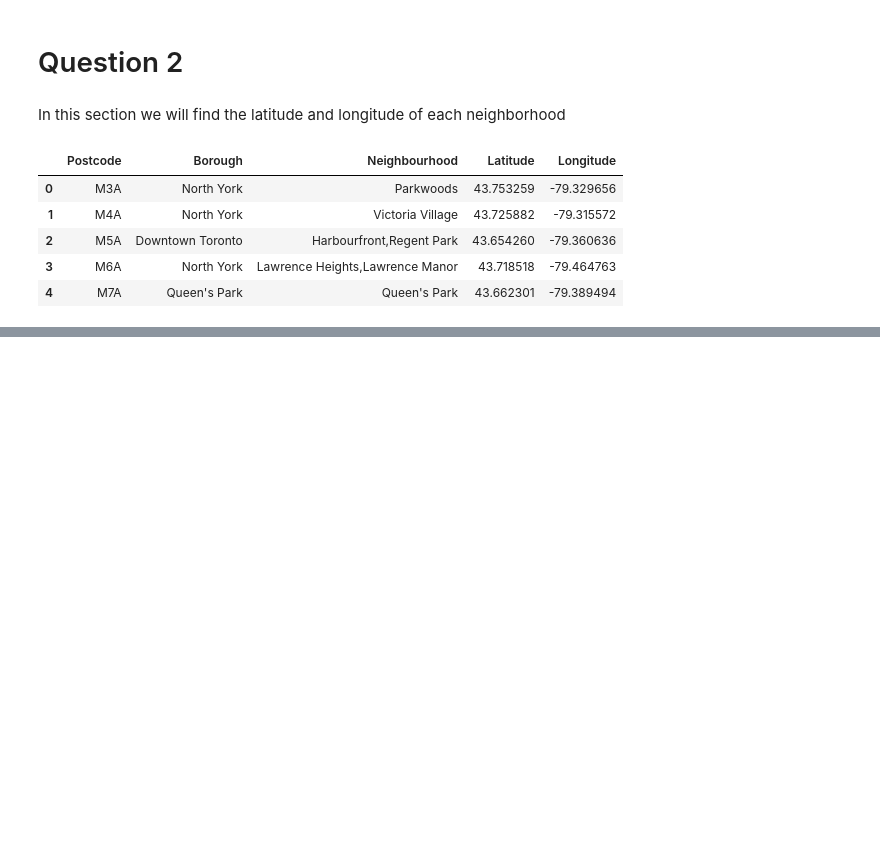
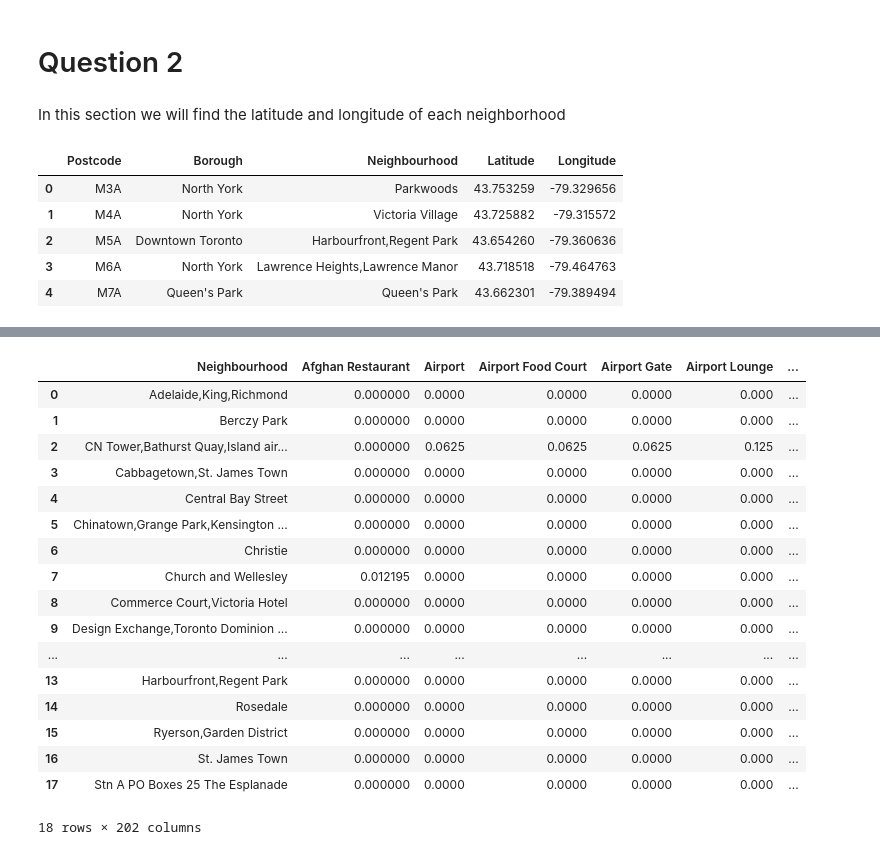
Before and after one commit to ameliacorl/Coursera_Capstone, a Jupyter notebook: Segmenting and Clustering in Toronto.ipynb, the cells around one changed output, grey strips where cells are left out. Cells and saved outputs as stored; diff of their text form; code cells hidden in the pictures; blank space fills up the shorter version.

```diff
--- a/Segmenting and Clustering in Toronto.ipynb
+++ b/Segmenting and Clustering in Toronto.ipynb
@@ -94,0 +160,4 @@ df5.head()
+# %%
+#create a DataFrame for Downtown Toronto, which I will focus my analysis on
+df6 = df5[df5['Borough'] == 'Downtown Toronto'].reset_index(drop=True)
+df6.head()
@@ -94,0 +333,30 @@ df5.head()
+# %%
+#one hot encoding
+toronto_onehot = pd.get_dummies(toronto_venues[['Venue Category']], prefix="", prefix_sep="")
+
+toronto_onehot['Neighbourhood'] = toronto_venues['Neighbourhood']
+
+fixed_columns = [toronto_onehot.columns[-1]] + list(toronto_onehot.columns[:-1])
+toronto_onehot = toronto_onehot[fixed_columns]
+
+toronto_grouped = toronto_onehot.groupby('Neighbourhood').mean().reset_index()
+toronto_grouped
+# %% [output]
+|  | Neighbourhood | Afghan Restaurant | Airport | Airport Food Court | Airport Gate | Airport Lounge | ... |
+| 0 | Adelaide,King,Richmond | 0.000000 | 0.0000 | 0.0000 | 0.0000 | 0.000 | ... |
+| 1 | Berczy Park | 0.000000 | 0.0000 | 0.0000 | 0.0000 | 0.000 | ... |
+| 2 | CN Tower,Bathurst Quay,Island air... | 0.000000 | 0.0625 | 0.0625 | 0.0625 | 0.125 | ... |
+| 3 | Cabbagetown,St. James Town | 0.000000 | 0.0000 | 0.0000 | 0.0000 | 0.000 | ... |
+| 4 | Central Bay Street | 0.000000 | 0.0000 | 0.0000 | 0.0000 | 0.000 | ... |
+| 5 | Chinatown,Grange Park,Kensington ... | 0.000000 | 0.0000 | 0.0000 | 0.0000 | 0.000 | ... |
+| 6 | Christie | 0.000000 | 0.0000 | 0.0000 | 0.0000 | 0.000 | ... |
+| 7 | Church and Wellesley | 0.012195 | 0.0000 | 0.0000 | 0.0000 | 0.000 | ... |
+| 8 | Commerce Court,Victoria Hotel | 0.000000 | 0.0000 | 0.0000 | 0.0000 | 0.000 | ... |
+| 9 | Design Exchange,Toronto Dominion ... | 0.000000 | 0.0000 | 0.0000 | 0.0000 | 0.000 | ... |
+| ... | ... | ... | ... | ... | ... | ... | ... |
+| 13 | Harbourfront,Regent Park | 0.000000 | 0.0000 | 0.0000 | 0.0000 | 0.000 | ... |
+| 14 | Rosedale | 0.000000 | 0.0000 | 0.0000 | 0.0000 | 0.000 | ... |
+| 15 | Ryerson,Garden District | 0.000000 | 0.0000 | 0.0000 | 0.0000 | 0.000 | ... |
+| 16 | St. James Town | 0.000000 | 0.0000 | 0.0000 | 0.0000 | 0.000 | ... |
+| 17 | Stn A PO Boxes 25 The Esplanade | 0.000000 | 0.0000 | 0.0000 | 0.0000 | 0.000 | ... |
+18 rows × 202 columns
```
Also changed, not shown: parts of 16 cells of this notebook.
